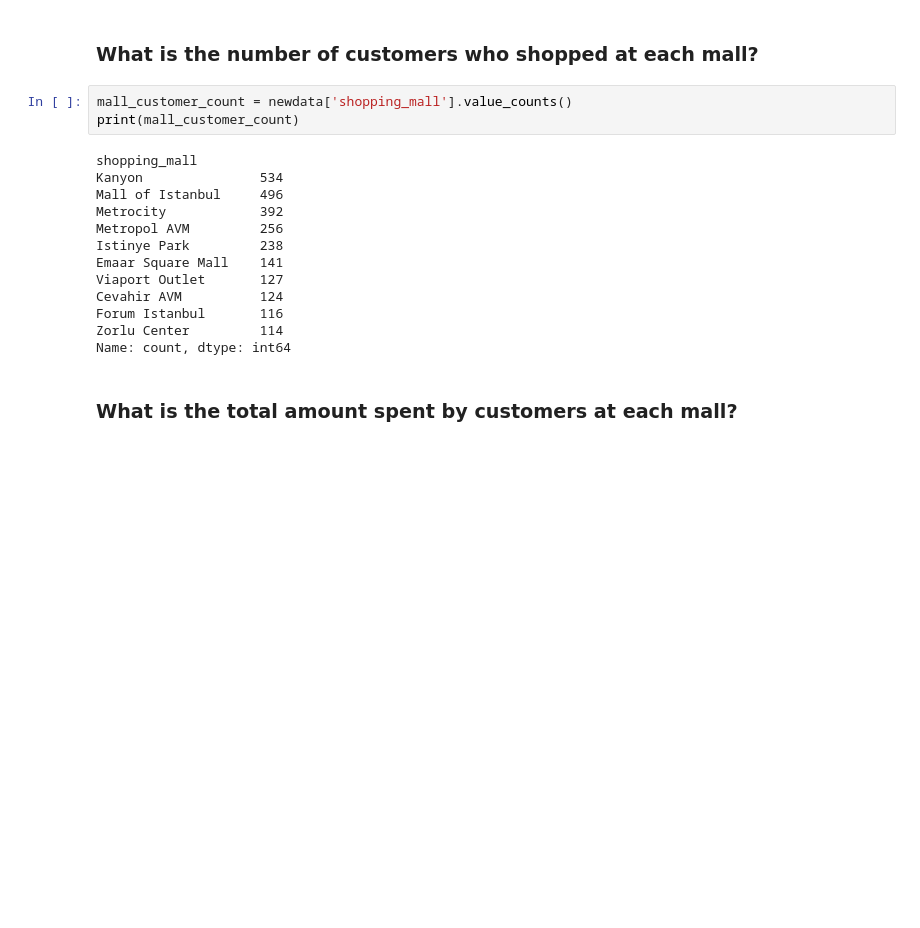
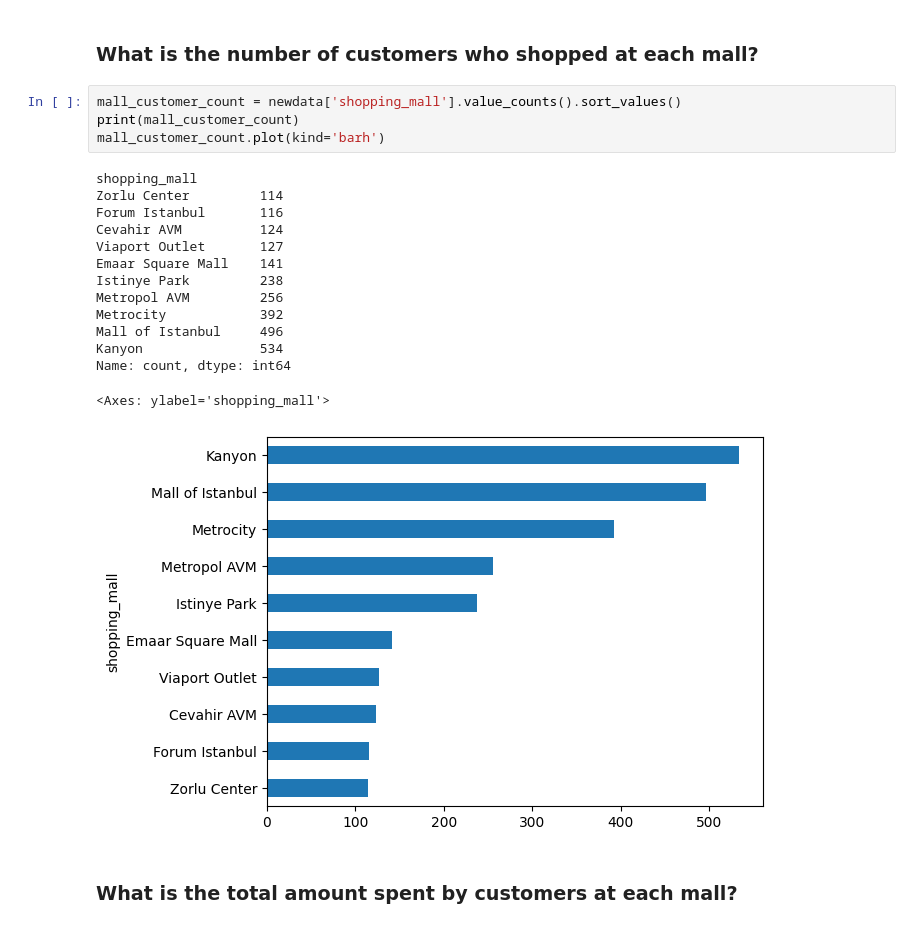
Before and after one commit to biswarup2003/OASIS_INFOBYTE_TASKS, a Jupyter notebook: EDA_on_Retail_Sales.ipynb, the cells around one changed output. Saved outputs shown, nothing was run; the diff lists cells and outputs as text; blank space fills up the shorter version.

```diff
--- a/EDA_on_Retail_Sales.ipynb
+++ b/EDA_on_Retail_Sales.ipynb
@@ -120,21 +120,24 @@ newdata.head()
 # %% [markdown]
 ### What is the number of customers who shopped at each mall?
 # %%
-mall_customer_count = newdata['shopping_mall'].value_counts()
+mall_customer_count = newdata['shopping_mall'].value_counts().sort_values()
 print(mall_customer_count)
+mall_customer_count.plot(kind='barh')
 # %% [output]
 shopping_mall
+Zorlu Center         114
+Forum Istanbul       116
+Cevahir AVM          124
+Viaport Outlet       127
+Emaar Square Mall    141
+Istinye Park         238
+Metropol AVM         256
+Metrocity            392
+Mall of Istanbul     496
 Kanyon               534
-Mall of Istanbul     496
-Metrocity            392
-Metropol AVM         256
-Istinye Park         238
-Emaar Square Mall    141
-Viaport Outlet       127
-Cevahir AVM          124
-Forum Istanbul       116
-Zorlu Center         114
 Name: count, dtype: int64
+<Axes: ylabel='shopping_mall'>
+[figure, added]
 # %% [markdown]
 ### What is the total amount spent by customers at each mall?
 # %%
```
